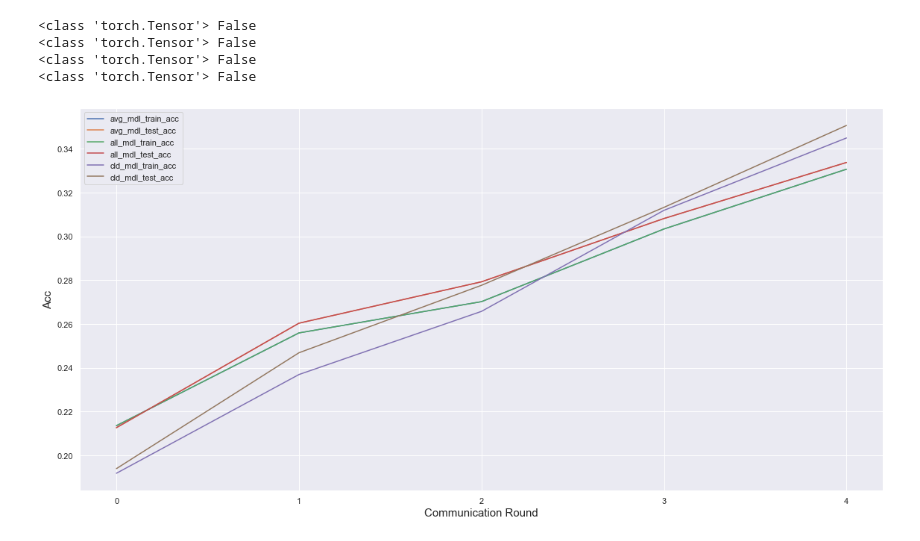
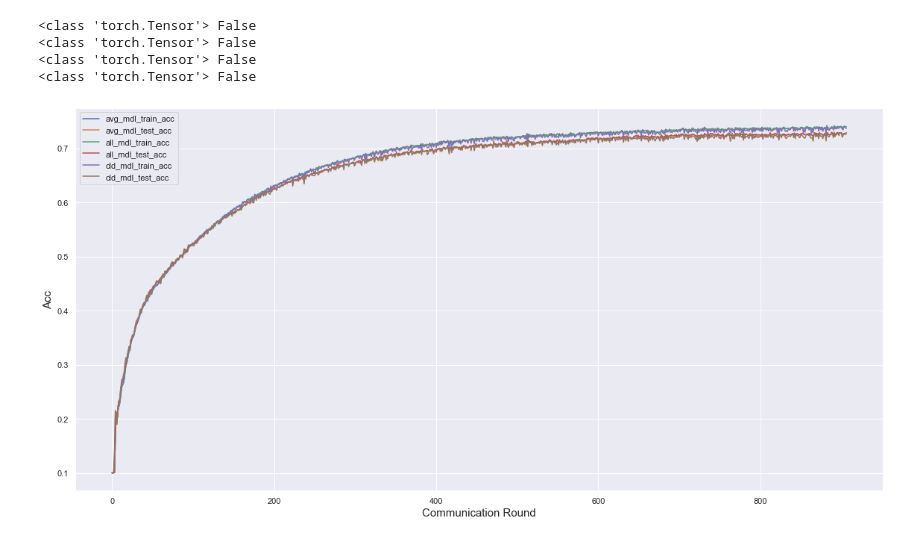
Before and after one commit to SMILELab-FL/FedLab-benchmarks, a Jupyter notebook: fedlab_benchmarks/feddyn/try-feddyn.ipynb, the cells around one changed output. Cells and saved outputs as stored; diff of their text form; code cells hidden in the pictures.

```diff
--- a/fedlab_benchmarks/feddyn/try-feddyn.ipynb
+++ b/fedlab_benchmarks/feddyn/try-feddyn.ipynb
@@ -76,7 +76,18 @@ def result_file_parser(file_name):
                 res[key_name] = values
     return res
 # %%
-res_files = [file for file in os.listdir("./Output/") if file[-3:]=='txt']
+# res_files = [file for file in os.listdir("./Output/") if file[-3:]=='txt']
+res_files = ['iid_Cifar10Net_cifar10.txt']
 all_res = dict()
 for fn in res_files:
     all_res[fn] = result_file_parser(os.path.join('./Output', fn))
+
+round_num = len(all_res[res_files[0]]['all_mdl_test_acc'])
+round_col = list(range(round_num))
+content = {key:all_res[res_files[0]][key] for key in all_res[res_files[0]] if key!='setting'}
+content['Round'] = round_col
+
+res_df = pd.DataFrame(content)
+res_df['Round'] = res_df['Round'].astype(int)
+# res_df = res_df.set_index('Round')
+col_names = list(res_df.columns)
@@ -93,21 +94,21 @@ col_names = list(res_df.columns)
 # %%
 colors = ["#FF0B04", "#4374B3"]# Set your custom color palette
 xy_fz = 15
 title_fz = 20
 
 sns.set_palette(sns.color_palette(colors))
 sns.set_theme(style="ticks")
 sns.set_style("darkgrid")
 fig = plt.figure(figsize=(16, 8))  # create a figure object
 ax = fig.add_subplot(1, 1, 1)  # create an axes object in the figure
 # plt.figure(figsize=(16, 8))
 # plt.ylim([0, 1])
 
 res_df.plot(x='Round', y=[key for key in col_names if key[-3:]=='acc'], grid=True, ax=ax)
 plt.xlabel('Communication Round',fontsize=xy_fz)
 plt.ylabel('Acc',fontsize=xy_fz)
-plt.xticks(list(range(round_num)))
+# plt.xticks(list(range(round_num)))
 plt.tight_layout()
 # plt.savefig("./imgs/cifar10-feddyn-acc.png",dpi=400)
 # %% [output]
-[figure, old version]
+[figure, new version]
```
Also changed, not shown: parts of 2 cells of this notebook, 5 other files.
